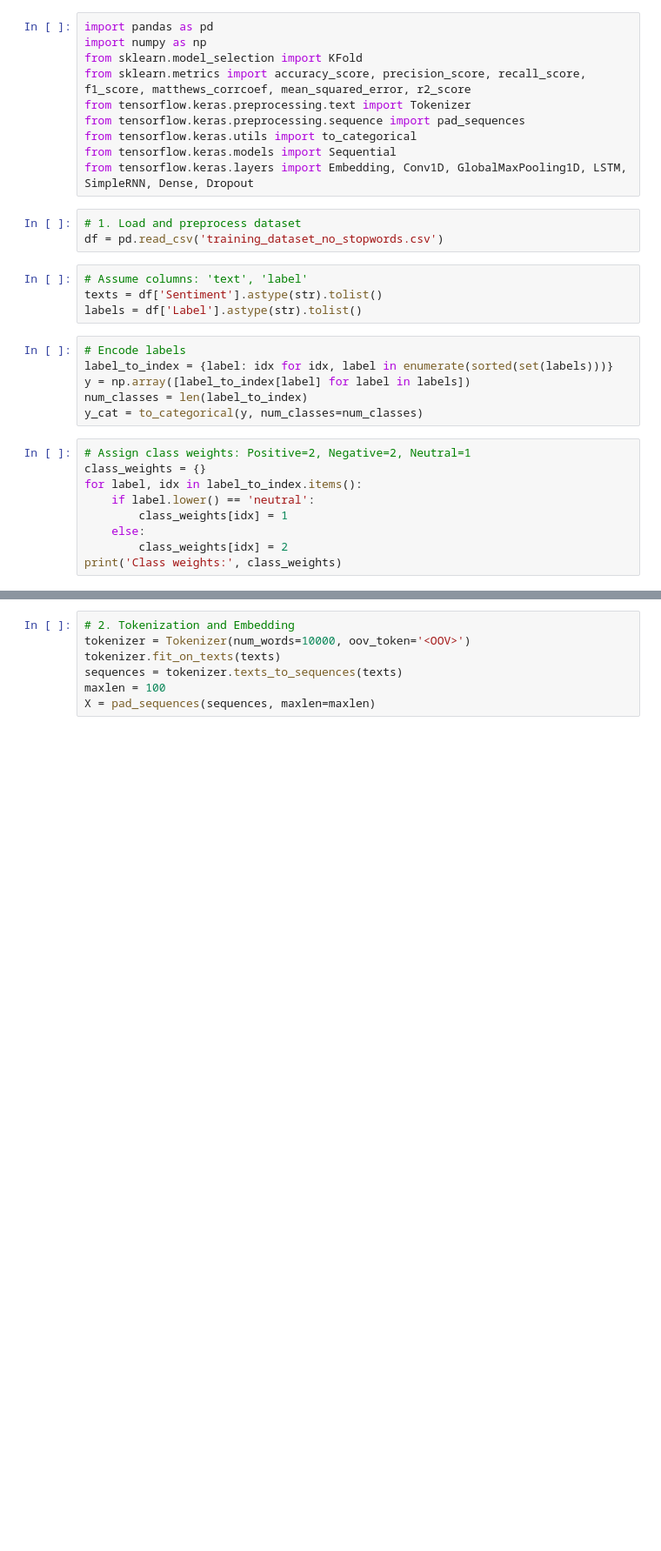
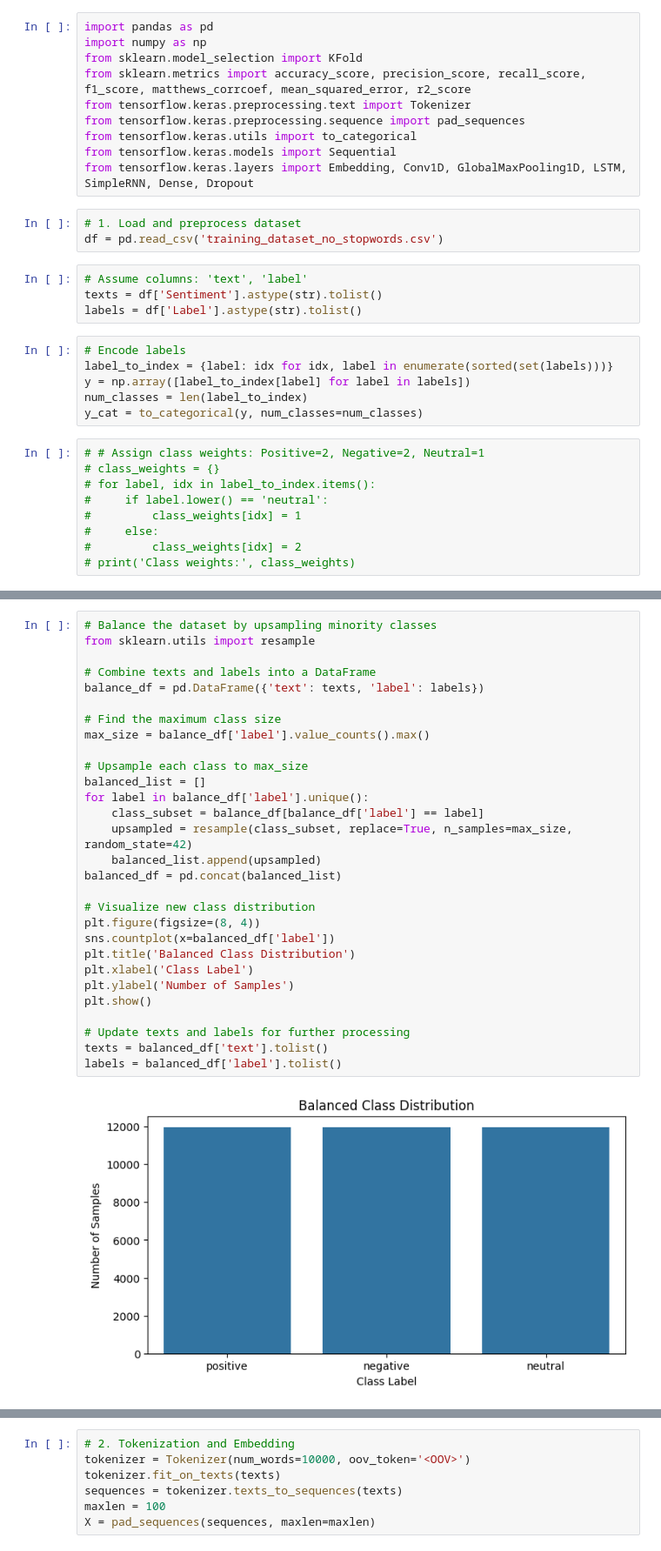
Before and after one commit to Joshua-Ean-Valera/DL_Archaeopteryx, a Jupyter notebook: DL_Code.ipynb, the cells around one changed output, grey strips where cells are left out. Shown at 87% size. Drawn from its saved outputs; the diff is of its cells as text; blank space fills up the shorter version.

```diff
--- a/DL_Code.ipynb
+++ b/DL_Code.ipynb
@@ -22,11 +22,11 @@ y = np.array([label_to_index[label] for label in labels])
 num_classes = len(label_to_index)
 y_cat = to_categorical(y, num_classes=num_classes)
 # %%
-# Assign class weights: Positive=2, Negative=2, Neutral=1
-class_weights = {}
-for label, idx in label_to_index.items():
-    if label.lower() == 'neutral':
-        class_weights[idx] = 1
-    else:
-        class_weights[idx] = 2
-print('Class weights:', class_weights)
+# # Assign class weights: Positive=2, Negative=2, Neutral=1
+# class_weights = {}
+# for label, idx in label_to_index.items():
+#     if label.lower() == 'neutral':
+#         class_weights[idx] = 1
+#     else:
+#         class_weights[idx] = 2
+# print('Class weights:', class_weights)
@@ -34,0 +56,31 @@ Class weights: {0: 2, 1: 1, 2: 2}
+# %%
+# Balance the dataset by upsampling minority classes
+from sklearn.utils import resample
+
+# Combine texts and labels into a DataFrame
+balance_df = pd.DataFrame({'text': texts, 'label': labels})
+
+# Find the maximum class size
+max_size = balance_df['label'].value_counts().max()
+
+# Upsample each class to max_size
+balanced_list = []
+for label in balance_df['label'].unique():
+    class_subset = balance_df[balance_df['label'] == label]
+    upsampled = resample(class_subset, replace=True, n_samples=max_size, random_state=42)
+    balanced_list.append(upsampled)
+balanced_df = pd.concat(balanced_list)
+
+# Visualize new class distribution
+plt.figure(figsize=(8, 4))
+sns.countplot(x=balanced_df['label'])
+plt.title('Balanced Class Distribution')
+plt.xlabel('Class Label')
+plt.ylabel('Number of Samples')
+plt.show()
+
+# Update texts and labels for further processing
+texts = balanced_df['text'].tolist()
+labels = balanced_df['label'].tolist()
+# %% [output]
+[figure, added]
```
Also changed, not shown: parts of 8 cells of this notebook, 4 other files.
